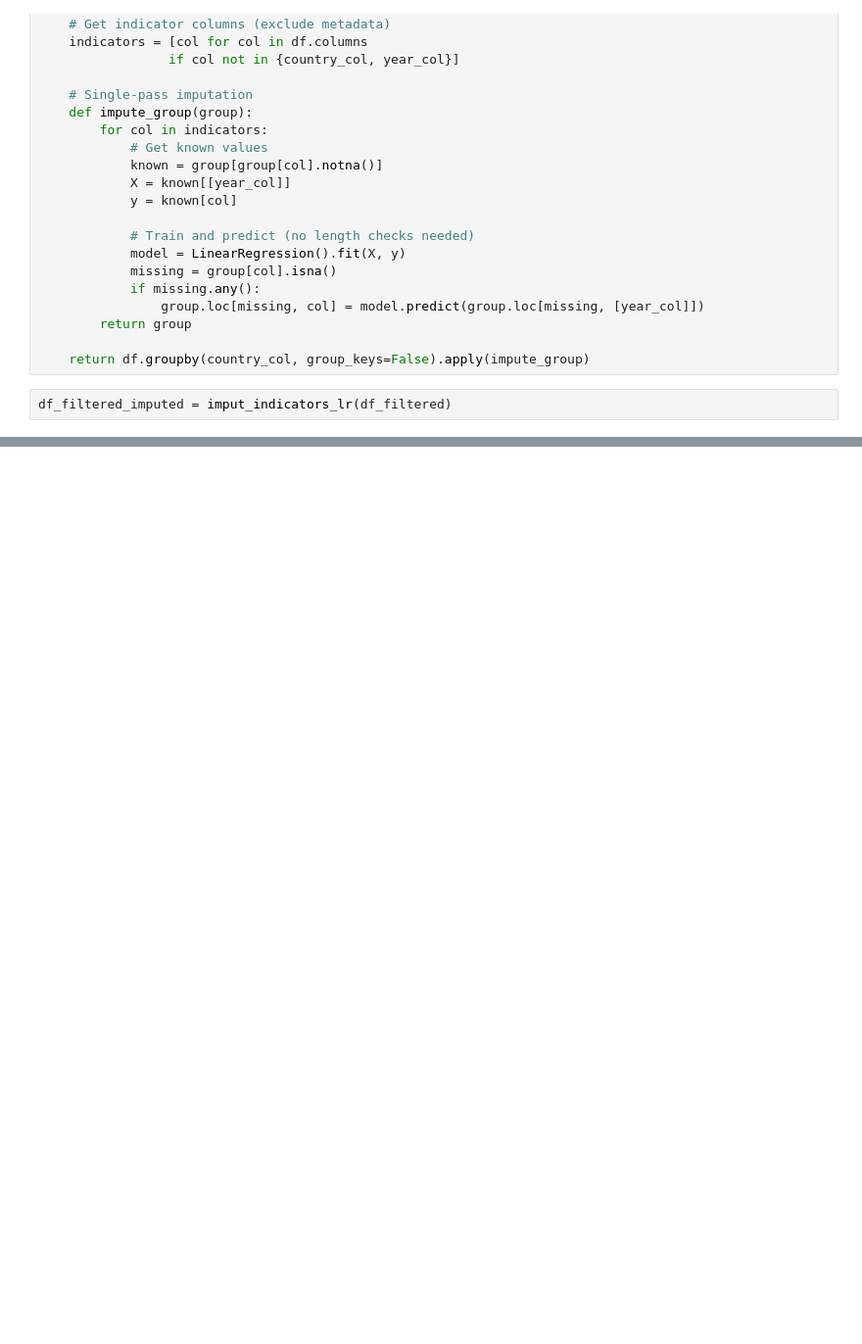
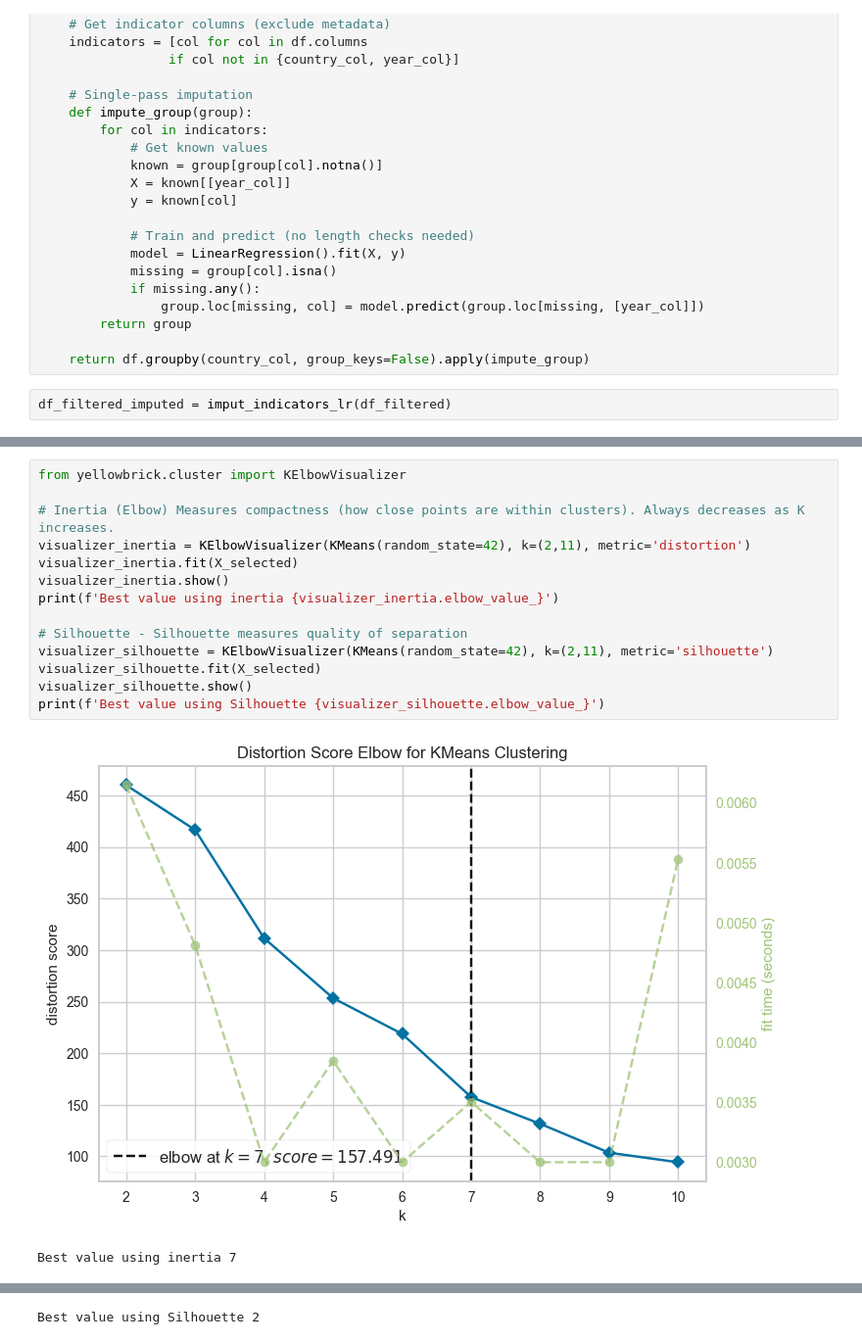
Before and after one commit to TheSotti/World_Bank_Data, a Jupyter notebook: main.ipynb, the cells around one changed output, grey strips where cells are left out. Shown at 98% size. Drawn from its saved outputs; the diff is of its cells as text; blank space fills up the shorter version.

Commit message:
Adding Kmeans

```diff
--- a/main.ipynb
+++ b/main.ipynb
@@ -281,0 +361,17 @@ df_filtered_imputed = imput_indicators_lr(df_filtered)
+# %%
+from yellowbrick.cluster import KElbowVisualizer
+
+# Inertia (Elbow) Measures compactness (how close points are within clusters). Always decreases as K increases.
+visualizer_inertia = KElbowVisualizer(KMeans(random_state=42), k=(2,11), metric='distortion')
+visualizer_inertia.fit(X_selected)
+visualizer_inertia.show()
+print(f'Best value using inertia {visualizer_inertia.elbow_value_}')
+
+# Silhouette - Silhouette measures quality of separation
+visualizer_silhouette = KElbowVisualizer(KMeans(random_state=42), k=(2,11), metric='silhouette')
+visualizer_silhouette.fit(X_selected)
+visualizer_silhouette.show()
+print(f'Best value using Silhouette {visualizer_silhouette.elbow_value_}')
+# %% [output]
+[figure, added]
+Best value using inertia 7
@@ -281,0 +379 @@ df_filtered_imputed = imput_indicators_lr(df_filtered)
+Best value using Silhouette 2
```
Also changed, not shown: parts of 21 cells of this notebook.
